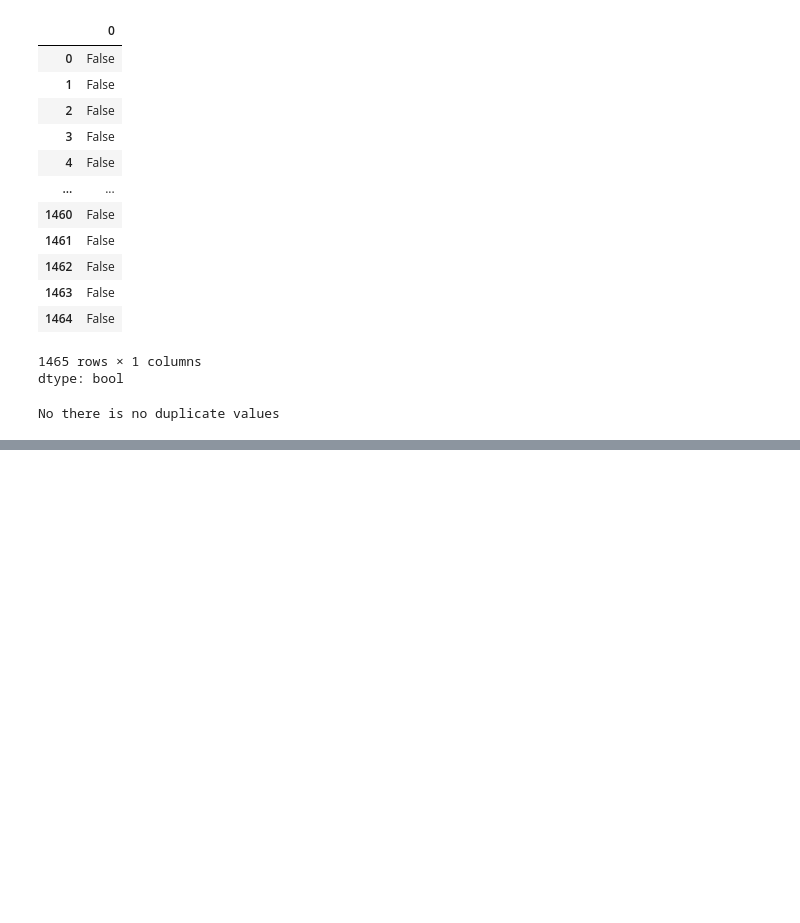
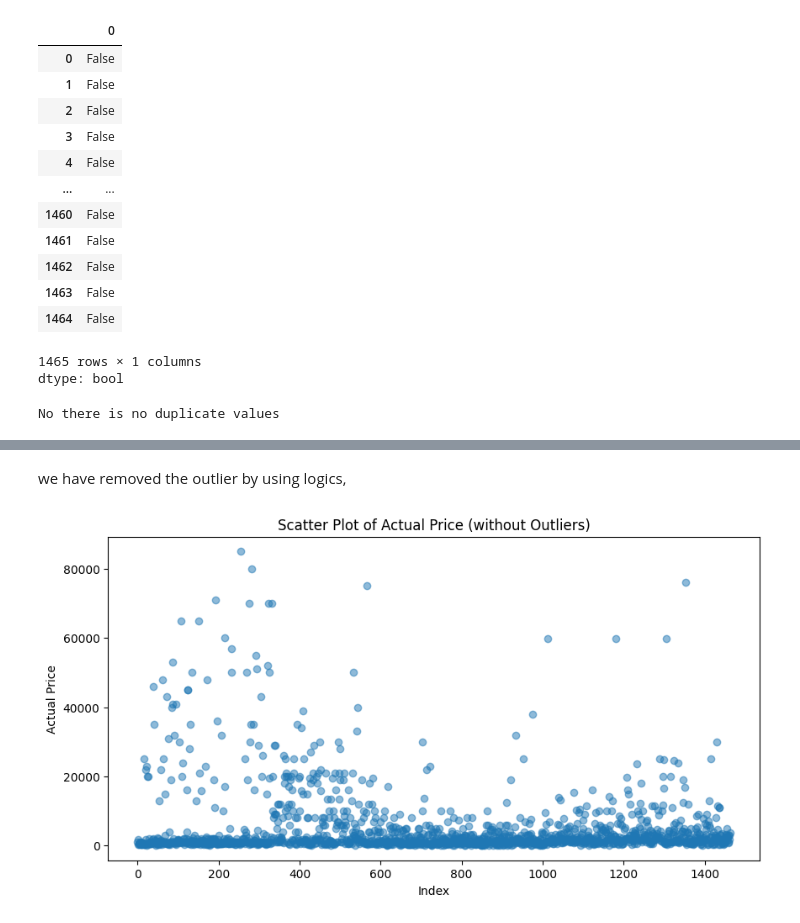
Before and after one commit to Harin22/data-wrangling-visualization, a Jupyter notebook: Data_preprocessing_(in_depth).ipynb, the cells around one changed output, grey strips where cells are left out. Saved outputs shown, nothing was run; the diff lists cells and outputs as text; code cells hidden in the pictures; blank space fills up the shorter version.

```diff
--- a/Data_preprocessing_(in_depth).ipynb
+++ b/Data_preprocessing_(in_depth).ipynb
@@ -180,0 +195,15 @@ for v in values: #also we can checkl scatter plot
+# %% [markdown]
+we have removed the outlier by using logics,
+# %%
+threshold = 130000
+df_clean = df[df['actual_price'] < threshold]
+
+#Generate the cleaned scatter plot
+plt.figure(figsize=(10, 5))
+plt.scatter(range(len(df_clean)), df_clean['actual_price'], alpha=0.5)
+plt.title("Scatter Plot of Actual Price (without Outliers)")
+plt.xlabel('Index')
+plt.ylabel("Actual Price")
+plt.show()
+# %% [output]
+[figure, added]
```
Also changed, not shown: parts of 5 cells of this notebook.
